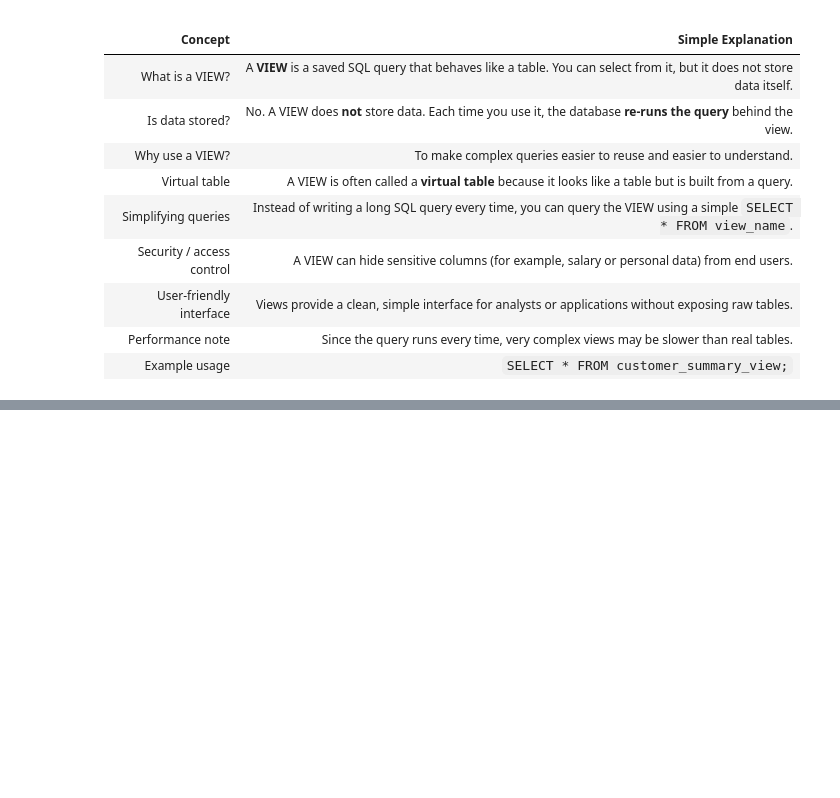
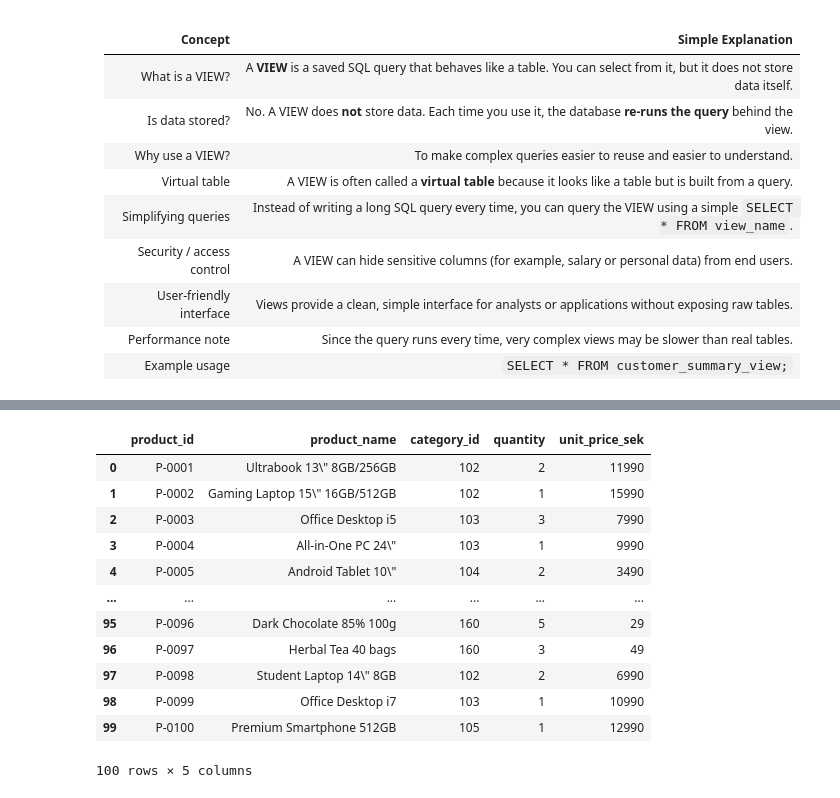
Before and after one commit to Akina-Aoki/duckdb_repo, a Jupyter notebook: teams_code_along/week6_extra/lecture_13to15.ipynb, the cells around one changed output, grey strips where cells are left out. Saved outputs shown, nothing was run; the diff lists cells and outputs as text; code cells hidden in the pictures; blank space fills up the shorter version.

```diff
--- a/teams_code_along/week6_extra/lecture_13to15.ipynb
+++ b/teams_code_along/week6_extra/lecture_13to15.ipynb
@@ -184,0 +234,18 @@ query_database("""--sql
+# %%
+query_database("""--sql
+    FROM staging.sales;
+""")
+# %% [output]
+|  | product_id | product_name | category_id | quantity | unit_price_sek |
+| 0 | P-0001 | Ultrabook 13\" 8GB/256GB | 102 | 2 | 11990 |
+| 1 | P-0002 | Gaming Laptop 15\" 16GB/512GB | 102 | 1 | 15990 |
+| 2 | P-0003 | Office Desktop i5 | 103 | 3 | 7990 |
+| 3 | P-0004 | All-in-One PC 24\" | 103 | 1 | 9990 |
+| 4 | P-0005 | Android Tablet 10\" | 104 | 2 | 3490 |
+| ... | ... | ... | ... | ... | ... |
+| 95 | P-0096 | Dark Chocolate 85% 100g | 160 | 5 | 29 |
+| 96 | P-0097 | Herbal Tea 40 bags | 160 | 3 | 49 |
+| 97 | P-0098 | Student Laptop 14\" 8GB | 102 | 2 | 6990 |
+| 98 | P-0099 | Office Desktop i7 | 103 | 1 | 10990 |
+| 99 | P-0100 | Premium Smartphone 512GB | 105 | 1 | 12990 |
+100 rows × 5 columns
```
Also changed, not shown: parts of 7 cells of this notebook.
